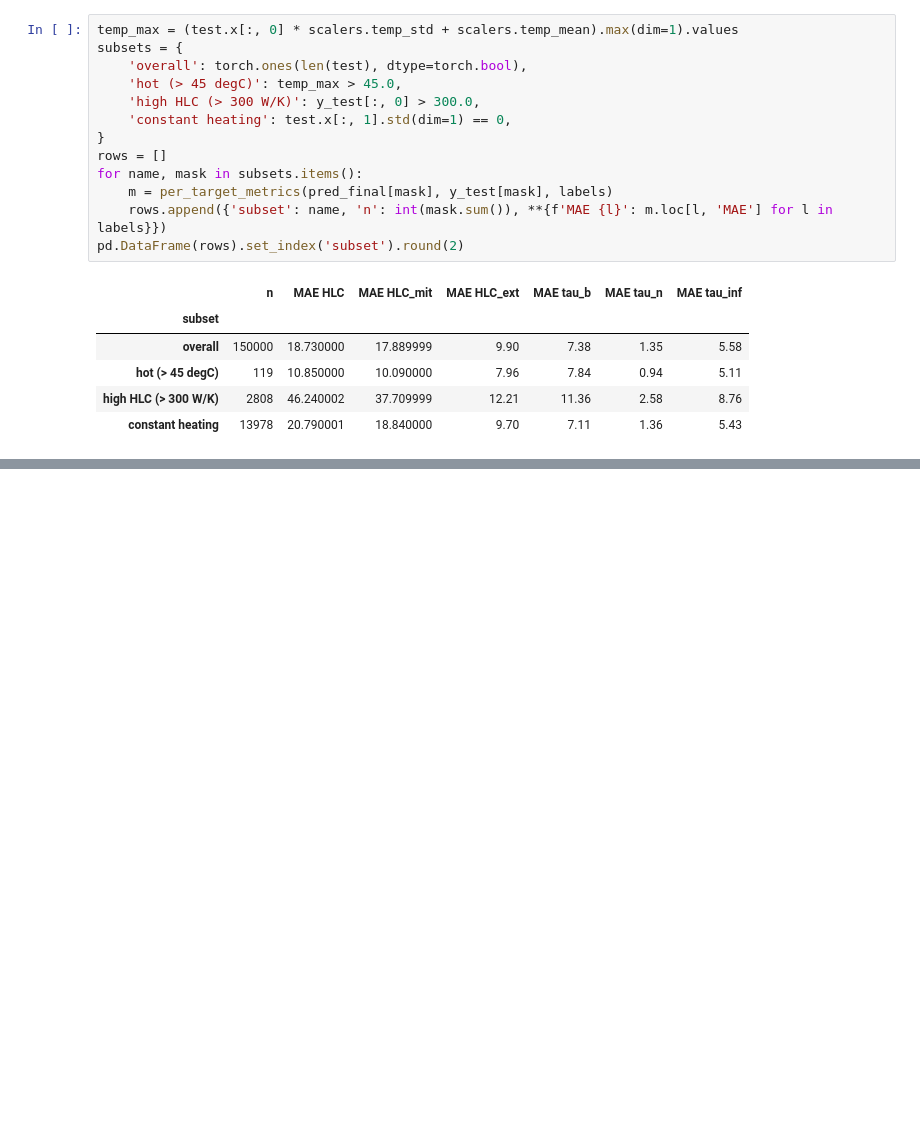
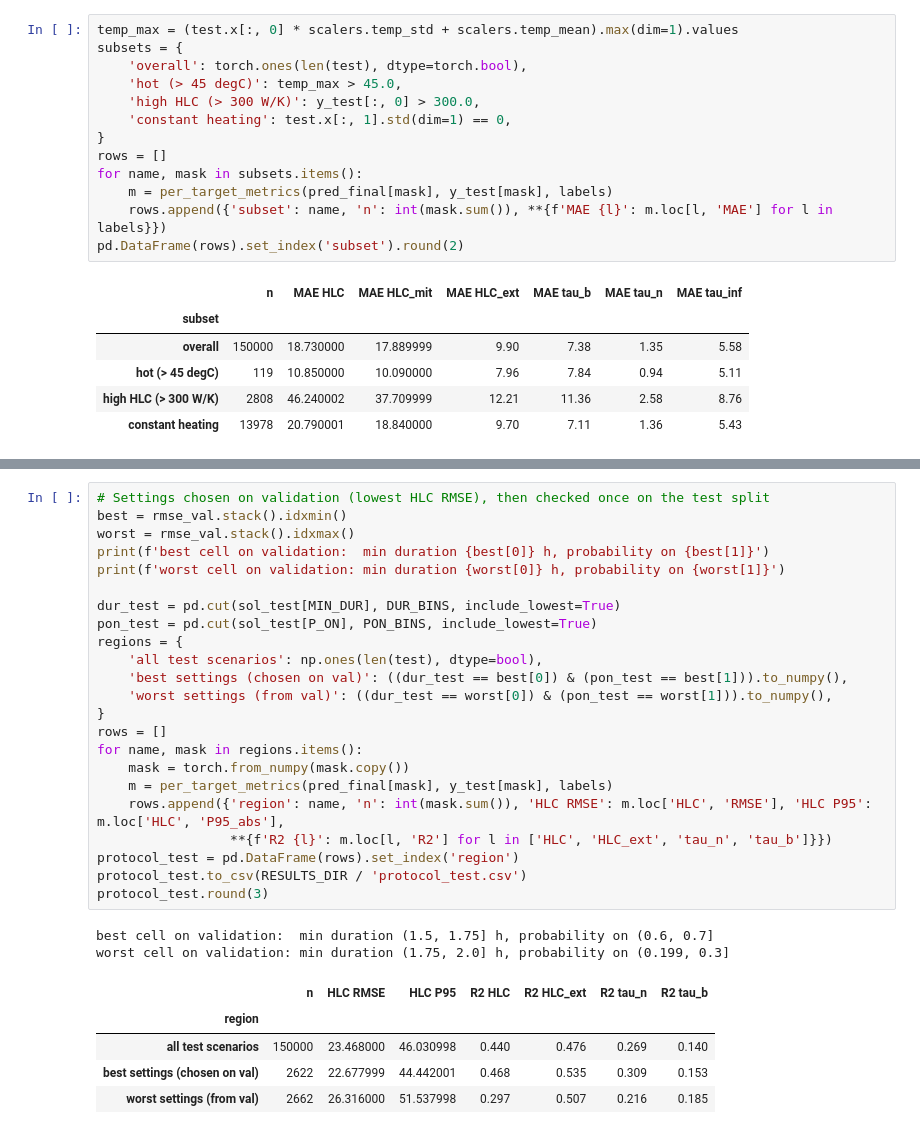
Before and after one commit to BigB021/coenergy-assessment, a Jupyter notebook: notebooks/4_final_model.ipynb, the cells around one changed output, grey strips where cells are left out. Drawn from its saved outputs; the diff is of its cells as text; blank space fills up the shorter version.

```diff
--- a/notebooks/4_final_model.ipynb
+++ b/notebooks/4_final_model.ipynb
@@ -376,0 +445,31 @@ by_switches.round(3)
+# %%
+# Settings chosen on validation (lowest HLC RMSE), then checked once on the test split
+best = rmse_val.stack().idxmin()
+worst = rmse_val.stack().idxmax()
+print(f'best cell on validation:  min duration {best[0]} h, probability on {best[1]}')
+print(f'worst cell on validation: min duration {worst[0]} h, probability on {worst[1]}')
+
+dur_test = pd.cut(sol_test[MIN_DUR], DUR_BINS, include_lowest=True)
+pon_test = pd.cut(sol_test[P_ON], PON_BINS, include_lowest=True)
+regions = {
+    'all test scenarios': np.ones(len(test), dtype=bool),
+    'best settings (chosen on val)': ((dur_test == best[0]) & (pon_test == best[1])).to_numpy(),
+    'worst settings (from val)': ((dur_test == worst[0]) & (pon_test == worst[1])).to_numpy(),
+}
+rows = []
+for name, mask in regions.items():
+    mask = torch.from_numpy(mask.copy())
+    m = per_target_metrics(pred_final[mask], y_test[mask], labels)
+    rows.append({'region': name, 'n': int(mask.sum()), 'HLC RMSE': m.loc['HLC', 'RMSE'], 'HLC P95': m.loc['HLC', 'P95_abs'],
+                 **{f'R2 {l}': m.loc[l, 'R2'] for l in ['HLC', 'HLC_ext', 'tau_n', 'tau_b']}})
+protocol_test = pd.DataFrame(rows).set_index('region')
+protocol_test.to_csv(RESULTS_DIR / 'protocol_test.csv')
+protocol_test.round(3)
+# %% [output]
+best cell on validation:  min duration (1.5, 1.75] h, probability on (0.6, 0.7]
+worst cell on validation: min duration (1.75, 2.0] h, probability on (0.199, 0.3]
+|  | n | HLC RMSE | HLC P95 | R2 HLC | R2 HLC_ext | R2 tau_n | R2 tau_b |
+| region |  |  |  |  |  |  |  |
+| all test scenarios | 150000 | 23.468000 | 46.030998 | 0.440 | 0.476 | 0.269 | 0.140 |
+| best settings (chosen on val) | 2622 | 22.677999 | 44.442001 | 0.468 | 0.535 | 0.309 | 0.153 |
+| worst settings (from val) | 2662 | 26.316000 | 51.537998 | 0.297 | 0.507 | 0.216 | 0.185 |
```
Also changed, not shown: parts of 12 cells of this notebook, 5 other files.
